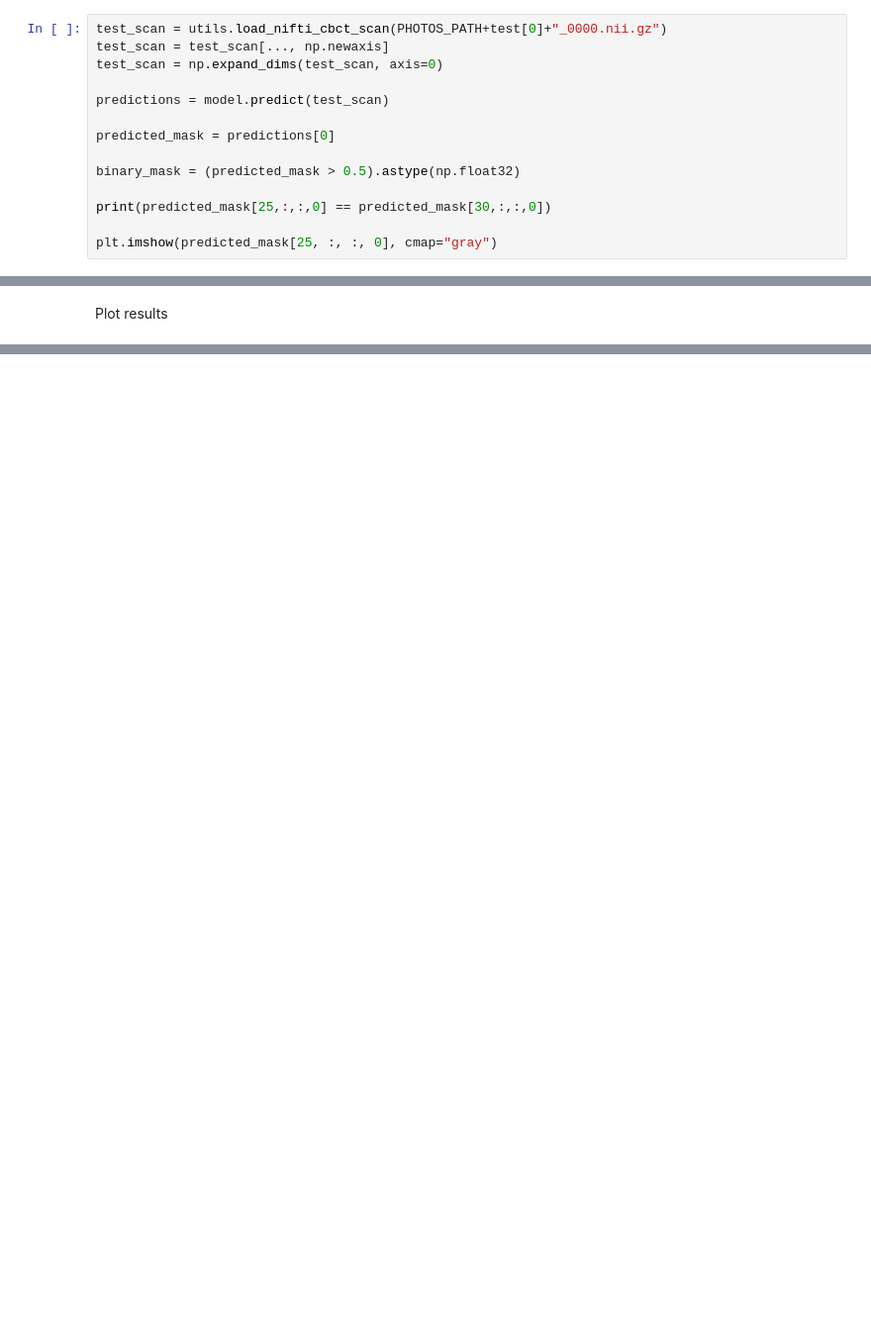
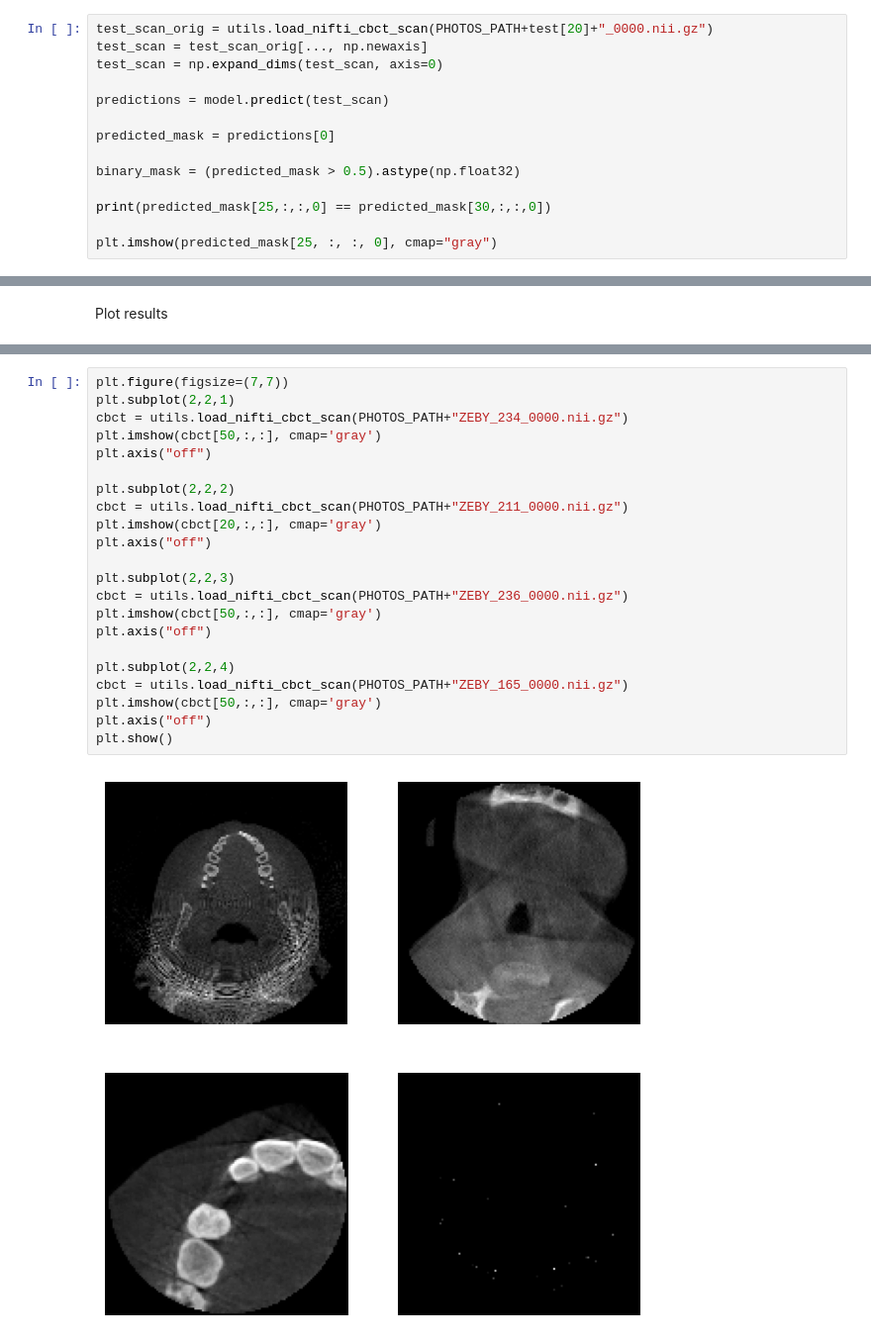
Before and after one commit to kkaczmarskinpg/teeth-segmentation-cbct-images-cnn-lstm, a Jupyter notebook: cnn-lstm-teeth-segmentation.ipynb, the cells around one changed output, grey strips where cells are left out. Shown at 99% size. Drawn from its saved outputs; the diff is of its cells as text; blank space fills up the shorter version.

```diff
--- a/cnn-lstm-teeth-segmentation.ipynb
+++ b/cnn-lstm-teeth-segmentation.ipynb
@@ -130,8 +119,8 @@ model = tf.keras.models.load_model("models/4-convlstm.keras",
 # %% [markdown]
 Make prediction
 # %%
-test_scan = utils.load_nifti_cbct_scan(PHOTOS_PATH+test[0]+"_0000.nii.gz")
-test_scan = test_scan[..., np.newaxis]
+test_scan_orig = utils.load_nifti_cbct_scan(PHOTOS_PATH+test[20]+"_0000.nii.gz")
+test_scan = test_scan_orig[..., np.newaxis]
 test_scan = np.expand_dims(test_scan, axis=0)
 
 predictions = model.predict(test_scan)
@@ -290,0 +373,24 @@ plt.legend(["val_dice","train_dice"])
+# %%
+plt.figure(figsize=(7,7))
+plt.subplot(2,2,1)
+cbct = utils.load_nifti_cbct_scan(PHOTOS_PATH+"ZEBY_234_0000.nii.gz")
+plt.imshow(cbct[50,:,:], cmap='gray')
+plt.axis("off")
+
+plt.subplot(2,2,2)
+cbct = utils.load_nifti_cbct_scan(PHOTOS_PATH+"ZEBY_211_0000.nii.gz")
+plt.imshow(cbct[20,:,:], cmap='gray')
+plt.axis("off")
+
+plt.subplot(2,2,3)
+cbct = utils.load_nifti_cbct_scan(PHOTOS_PATH+"ZEBY_236_0000.nii.gz")
+plt.imshow(cbct[50,:,:], cmap='gray')
+plt.axis("off")
+
+plt.subplot(2,2,4)
+cbct = utils.load_nifti_cbct_scan(PHOTOS_PATH+"ZEBY_165_0000.nii.gz")
+plt.imshow(cbct[50,:,:], cmap='gray')
+plt.axis("off")
+plt.show()
+# %% [output]
+[figure, added]
```
Also changed, not shown: parts of 13 cells of this notebook, 9 other files.
